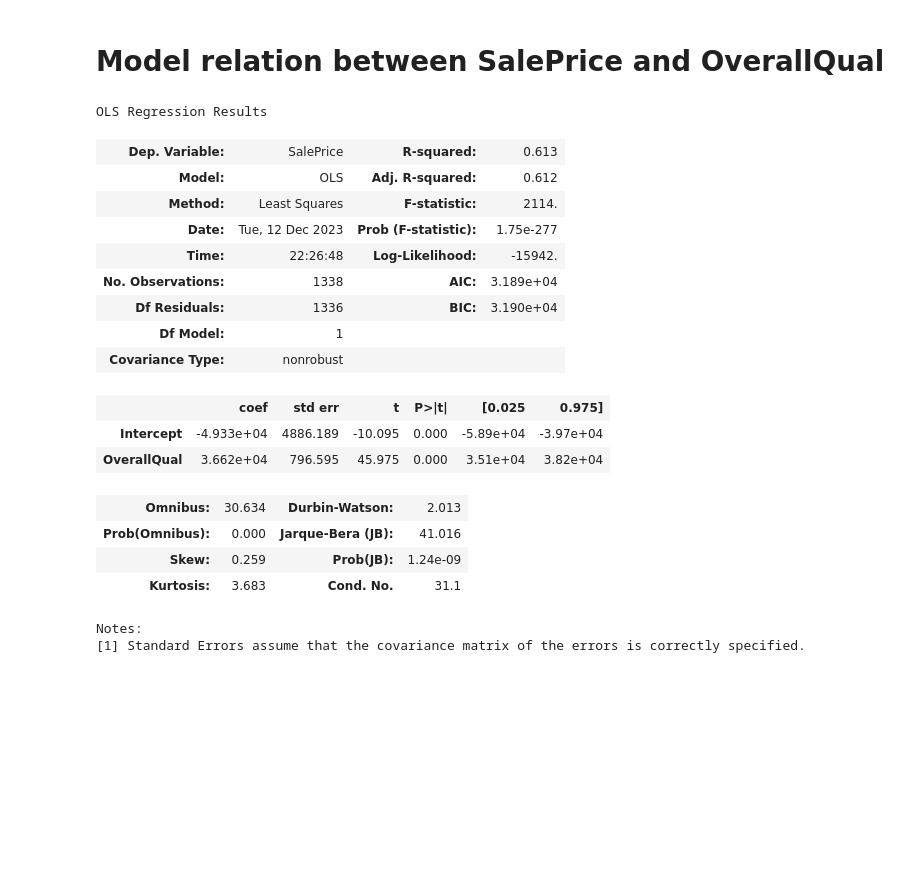
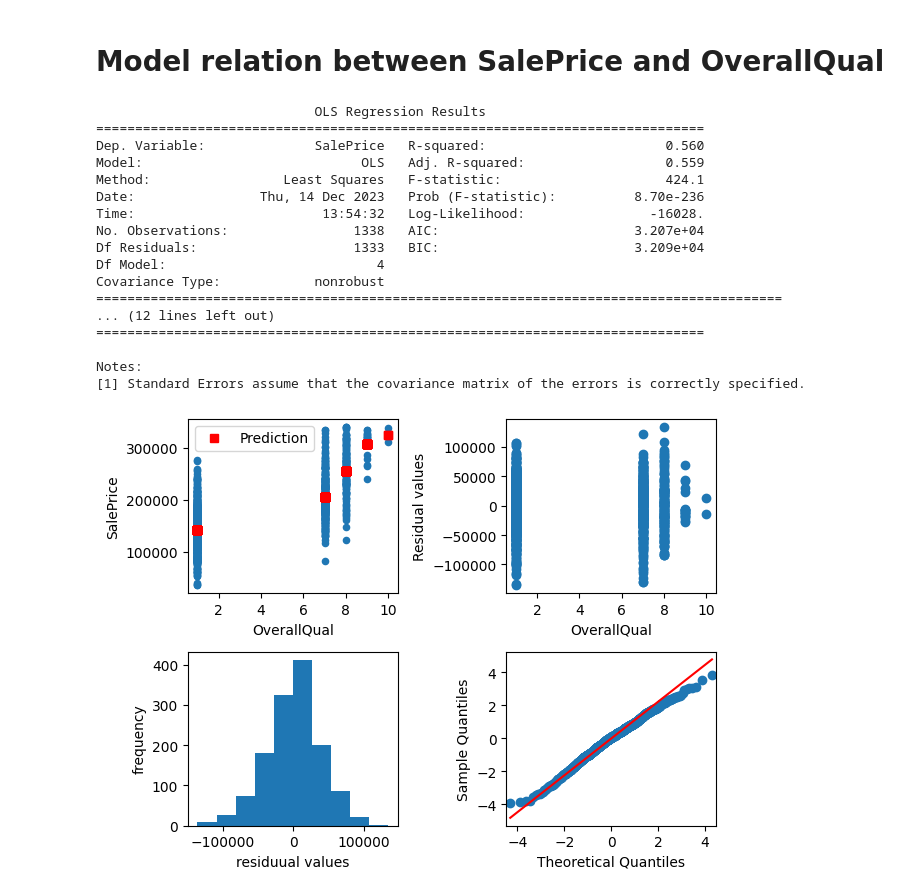
Before and after one commit to pawel-gawron/EAD-Eksploracyjna-analiza-danych, a Jupyter notebook: Lab 08 - Modelowanie danych/Lab 08.ipynb, the cells around one changed output. Saved outputs shown, nothing was run; the diff lists cells and outputs as text; code cells hidden in the pictures; blank space fills up the shorter version.

```diff
--- a/Lab 08 - Modelowanie danych/Lab 08.ipynb
+++ b/Lab 08 - Modelowanie danych/Lab 08.ipynb
@@ -125,26 +198,31 @@ strong multicollinearity or other numerical problems.
 # %% [markdown]
 # Model relation between SalePrice and OverallQual
 # %%
-model2 = ols('SalePrice ~ OverallQual', data=df_train)
+model2 = ols('SalePrice ~ C(OverallQual)', data=regression)
 res2 = model2.fit()
-res2.summary()
+print(res2.summary())
+plot(df_train, res2, 'OverallQual')
+
+res2_predict = res2.predict(data_test_x)
+score = r2_score(data_test_y, res2_predict)
+
+results['C(OverallQual)'] = score
 # %% [output]
-OLS Regression Results
+                            OLS Regression Results
+==============================================================================
+Dep. Variable:              SalePrice   R-squared:                       0.560
+Model:                            OLS   Adj. R-squared:                  0.559
+Method:                 Least Squares   F-statistic:                     424.1
+Date:                Thu, 14 Dec 2023   Prob (F-statistic):          8.70e-236
+Time:                        13:54:32   Log-Likelihood:                -16028.
+No. Observations:                1338   AIC:                         3.207e+04
+Df Residuals:                    1333   BIC:                         3.209e+04
+Df Model:                           4
+Covariance Type:            nonrobust
+========================================================================================
+... (12 lines left out)
+==============================================================================
+
+Notes:
+[1] Standard Errors assume that the covariance matrix of the errors is correctly specified.
-| Dep. Variable: | SalePrice | R-squared: | 0.613 |
-| Model: | OLS | Adj. R-squared: | 0.612 |
-| Method: | Least Squares | F-statistic: | 2114. |
-| Date: | Tue, 12 Dec 2023 | Prob (F-statistic): | 1.75e-277 |
-| Time: | 22:26:48 | Log-Likelihood: | -15942. |
-| No. Observations: | 1338 | AIC: | 3.189e+04 |
-| Df Residuals: | 1336 | BIC: | 3.190e+04 |
-| Df Model: | 1 |  |  |
-| Covariance Type: | nonrobust |  |  |
-|  | coef | std err | t | P>|t| | [0.025 | 0.975] |
-| Intercept | -4.933e+04 | 4886.189 | -10.095 | 0.000 | -5.89e+04 | -3.97e+04 |
-| OverallQual | 3.662e+04 | 796.595 | 45.975 | 0.000 | 3.51e+04 | 3.82e+04 |
-| Omnibus: | 30.634 | Durbin-Watson: | 2.013 |
-| Prob(Omnibus): | 0.000 | Jarque-Bera (JB): | 41.016 |
-| Skew: | 0.259 | Prob(JB): | 1.24e-09 |
-| Kurtosis: | 3.683 | Cond. No. | 31.1 |
-Notes:
-[1] Standard Errors assume that the covariance matrix of the errors is correctly specified.
+[figure, added]
```
Also changed, not shown: parts of 16 cells of this notebook, 1 other file.
